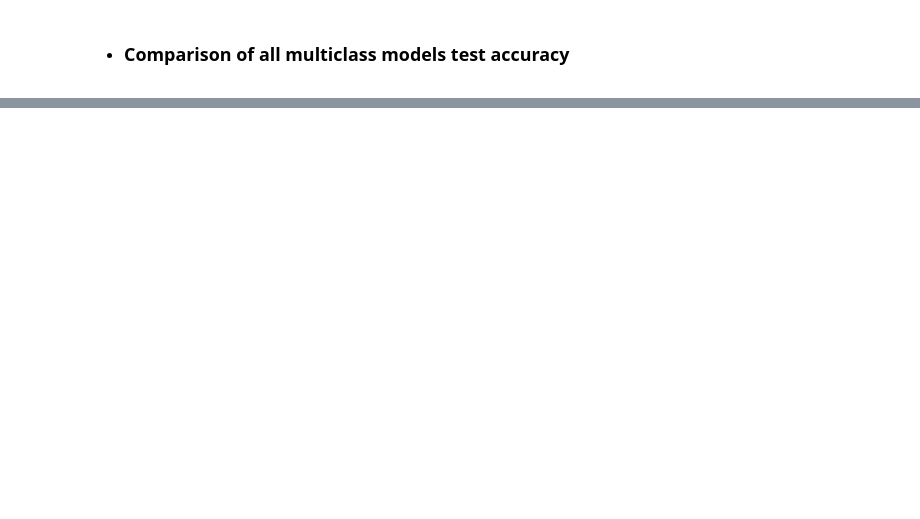
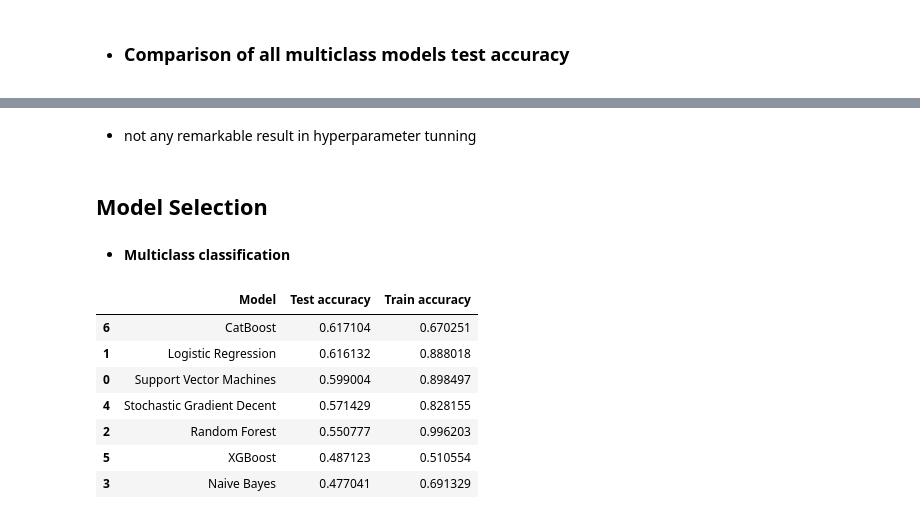
Before and after one commit to Rajesh1505/Coronavirus_Tweet_Sentiment_Analysis-Capstone_Project_3, a Jupyter notebook: Coronavirus_Tweet_Sentiment_Analysis_Rajesh_Kumar_Patel_Capstone_Project_3.ipynb, the cells around one changed output, grey strips where cells are left out. Drawn from its saved outputs; the diff is of its cells as text; code cells hidden in the pictures; blank space fills up the shorter version.

```diff
--- a/Coronavirus_Tweet_Sentiment_Analysis_Rajesh_Kumar_Patel_Capstone_Project_3.ipynb
+++ b/Coronavirus_Tweet_Sentiment_Analysis_Rajesh_Kumar_Patel_Capstone_Project_3.ipynb
@@ -1050,0 +1362,18 @@ models.sort_values(by='Test accuracy', ascending=False)
+# %% [markdown]
+* not any remarkable result in hyperparameter tunning
+# %% [markdown]
+## **Model Selection**
+# %% [markdown]
+* **Multiclass classification**
+# %%
+# all_multiclass_models in sorted order
+all_multiclass_models.sort_values(by='Test accuracy', ascending=False)
+# %% [output]
+|  | Model | Test accuracy | Train accuracy |
+| 6 | CatBoost | 0.617104 | 0.670251 |
+| 1 | Logistic Regression | 0.616132 | 0.888018 |
+| 0 | Support Vector Machines | 0.599004 | 0.898497 |
+| 4 | Stochastic Gradient Decent | 0.571429 | 0.828155 |
+| 2 | Random Forest | 0.550777 | 0.996203 |
+| 5 | XGBoost | 0.487123 | 0.510554 |
+| 3 | Naive Bayes | 0.477041 | 0.691329 |
```
Also changed, not shown: parts of 60 cells of this notebook.
